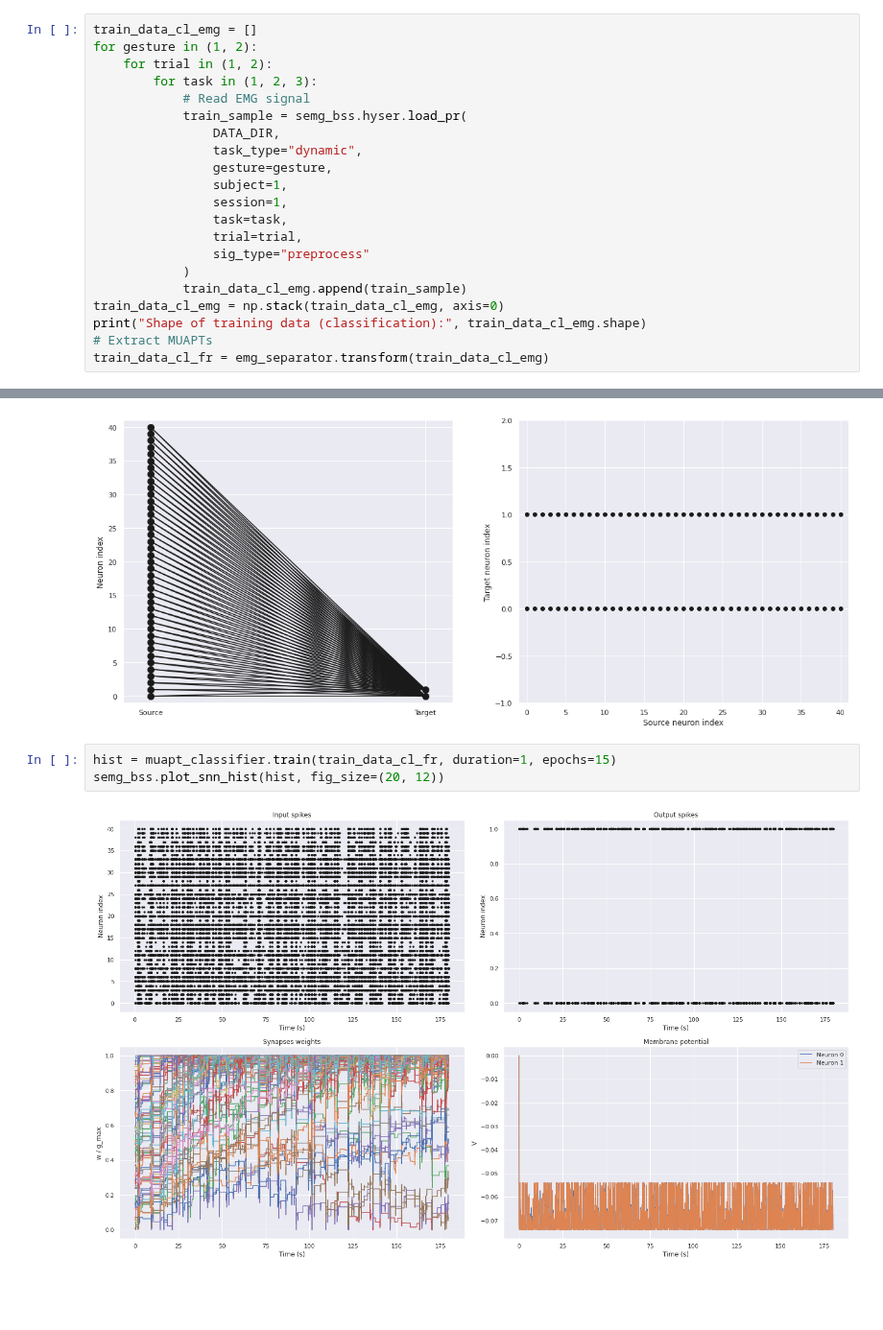
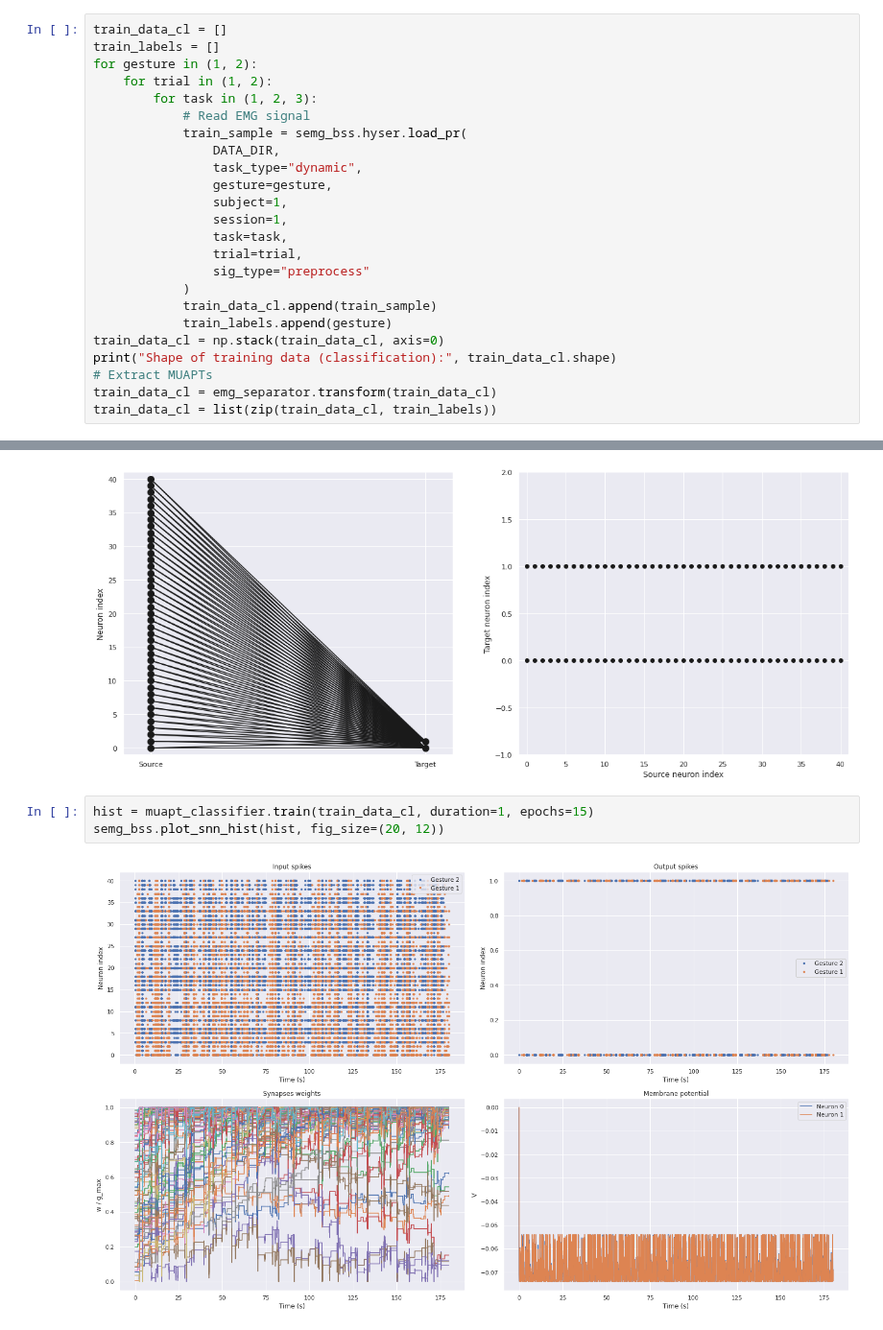
Before and after one commit to nihil21/semg-bss, a Jupyter notebook: Decomposition of sEMG signals.ipynb, the cells around one changed output, grey strips where cells are left out. Shown at 96% size. Cells and saved outputs as stored; diff of their text form; blank space fills up the shorter version.

Commit message:
Refined plotting

```diff
--- a/Decomposition of sEMG signals.ipynb
+++ b/Decomposition of sEMG signals.ipynb
@@ -216,7 +216,8 @@ semg_bss.raster_plot(
 ## 4. Classification
 Let's prepare the training data for the classification task.
 # %%
-train_data_cl_emg = []
+train_data_cl = []
+train_labels = []
 for gesture in (1, 2):
     for trial in (1, 2):
         for task in (1, 2, 3):
@@ -231,11 +232,13 @@ for gesture in (1, 2):
                 trial=trial,
                 sig_type="preprocess"
             )
-            train_data_cl_emg.append(train_sample)
-train_data_cl_emg = np.stack(train_data_cl_emg, axis=0)
-print("Shape of training data (classification):", train_data_cl_emg.shape)
+            train_data_cl.append(train_sample)
+            train_labels.append(gesture)
+train_data_cl = np.stack(train_data_cl, axis=0)
+print("Shape of training data (classification):", train_data_cl.shape)
 # Extract MUAPTs
-train_data_cl_fr = emg_separator.transform(train_data_cl_emg)
+train_data_cl = emg_separator.transform(train_data_cl)
+train_data_cl = list(zip(train_data_cl, train_labels))
 # %% [output]
 Shape of training data (classification): (12, 256, 2048)
 # %% [markdown]
@@ -250,8 +253,8 @@ semg_bss.plot_connectivity(muapt_classifier, fig_size=(20, 8))
 # %% [output]
 [figure]
 # %%
-hist = muapt_classifier.train(train_data_cl_fr, duration=1, epochs=15)
+hist = muapt_classifier.train(train_data_cl, duration=1, epochs=15)
 semg_bss.plot_snn_hist(hist, fig_size=(20, 12))
 # %% [output]
-[figure, old version]
+[figure, new version]
 # %%
```
Also changed, not shown: parts of 3 cells of this notebook, 2 other files.
